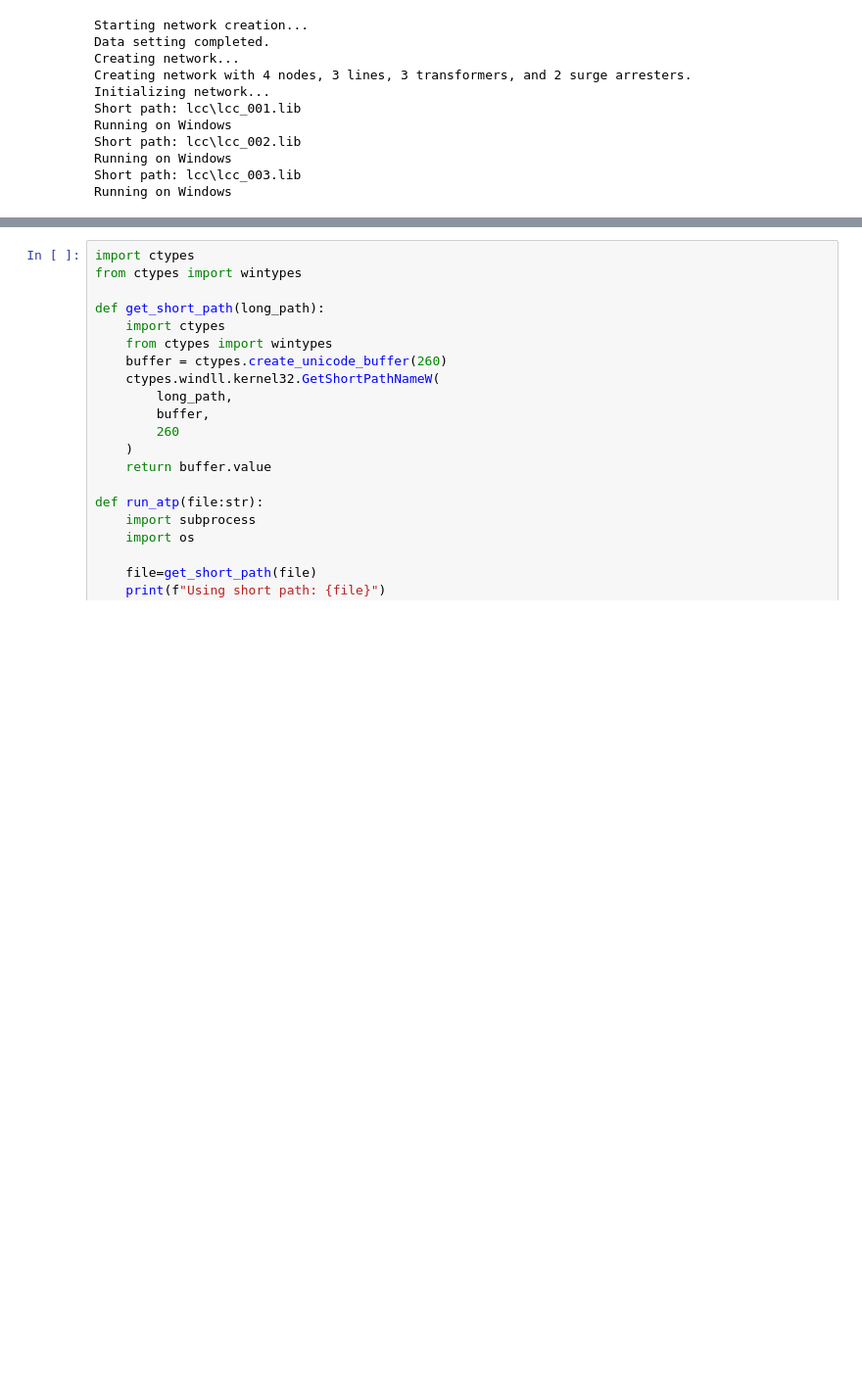
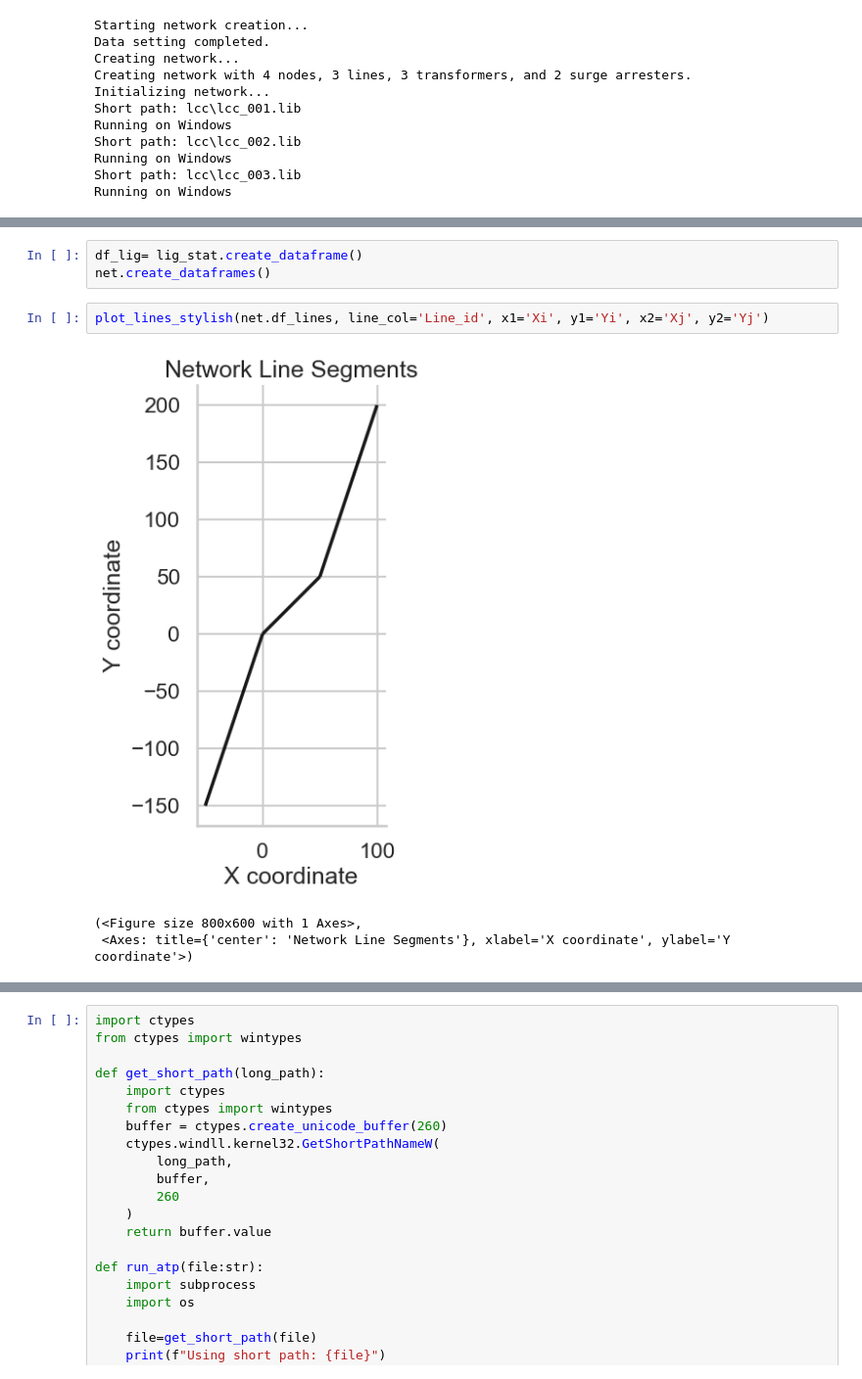
Before and after one commit to LGSTR-UNAL/yaluk_network_lib, a Jupyter notebook: example_nb.ipynb, the cells around one changed output, grey strips where cells are left out. Shown at 98% size. Drawn from its saved outputs; the diff is of its cells as text; blank space fills up the shorter version.

```diff
--- a/example_nb.ipynb
+++ b/example_nb.ipynb
@@ -171,0 +190,9 @@ Number of points with direct strike = 1: 337
+# %%
+df_lig= lig_stat.create_dataframe()
+net.create_dataframes()
+# %%
+plot_lines_stylish(net.df_lines, line_col='Line_id', x1='Xi', y1='Yi', x2='Xj', y2='Yj')
+# %% [output]
+[figure, added]
+(<Figure size 800x600 with 1 Axes>,
+ <Axes: title={'center': 'Network Line Segments'}, xlabel='X coordinate', ylabel='Y coordinate'>)
```
Also changed, not shown: parts of 9 cells of this notebook, 7 other files.
